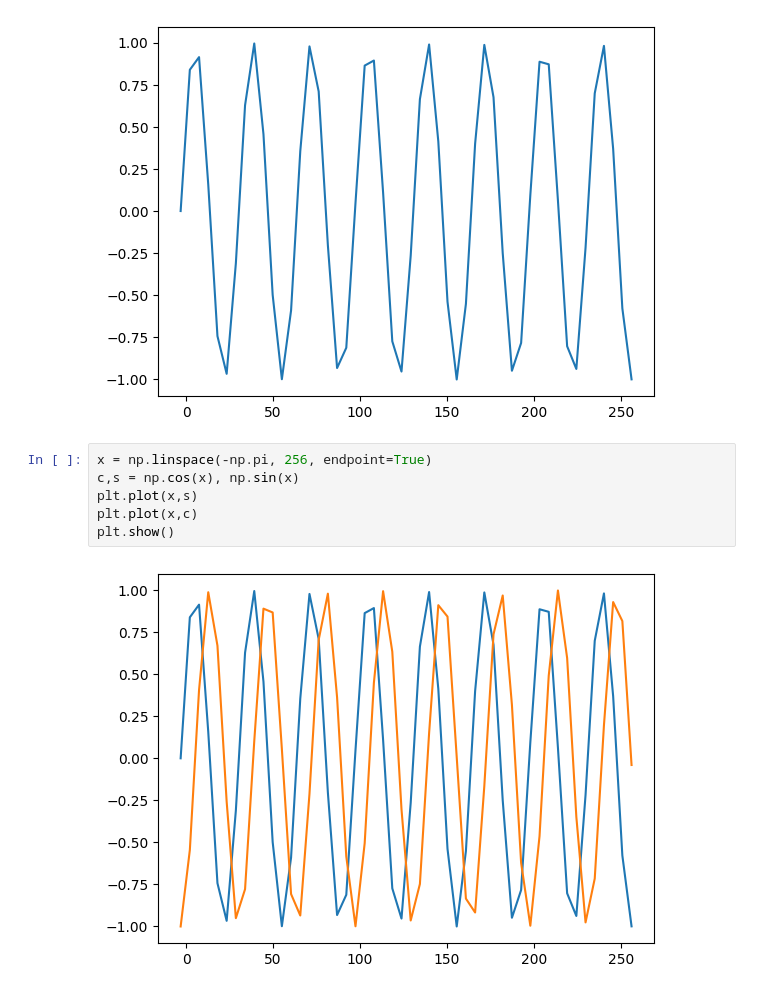
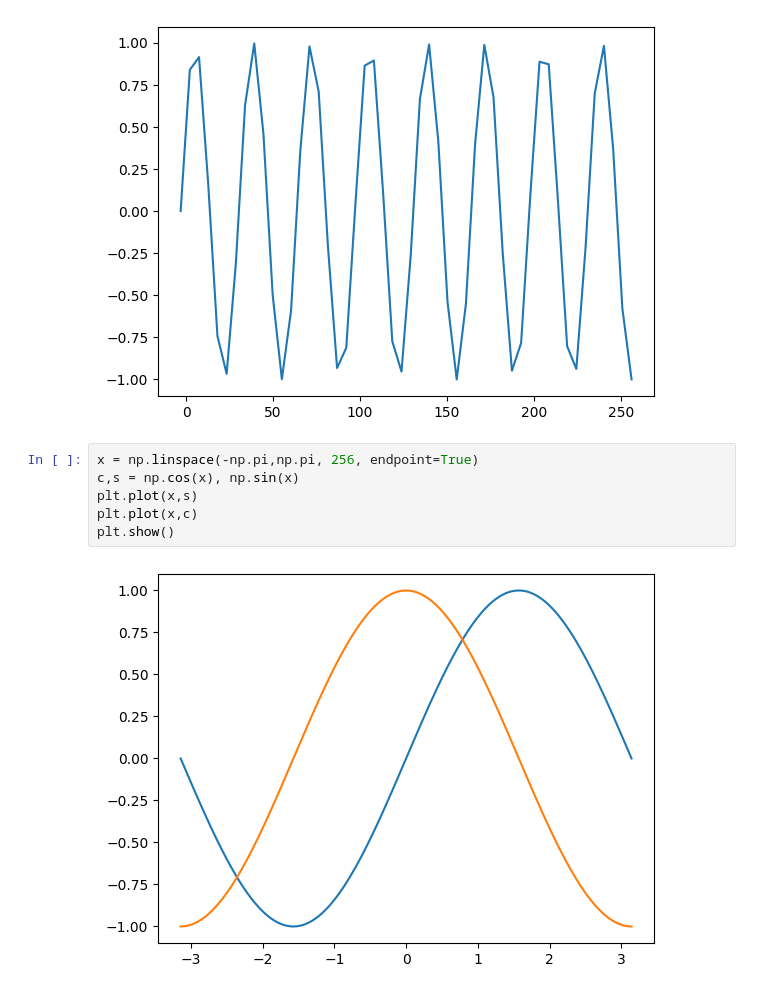
Before and after one commit to DongJuS/BasicDataScience_notes, a Jupyter notebook: Deeplearning/[0903]calendar.ipynb, the cells around one changed output. Cells and saved outputs as stored; diff of their text form.

Commit message:
[0903] add pi end graph

```diff
--- a/Deeplearning/[0903]calendar.ipynb
+++ b/Deeplearning/[0903]calendar.ipynb
@@ -43,10 +43,10 @@ plt.show()
 # %% [output]
 [figure]
 # %%
-x = np.linspace(-np.pi, 256, endpoint=True)
+x = np.linspace(-np.pi,np.pi, 256, endpoint=True)
 c,s = np.cos(x), np.sin(x)
 plt.plot(x,s)
 plt.plot(x,c)
 plt.show()
 # %% [output]
-[figure, old version]
+[figure, new version]
```
